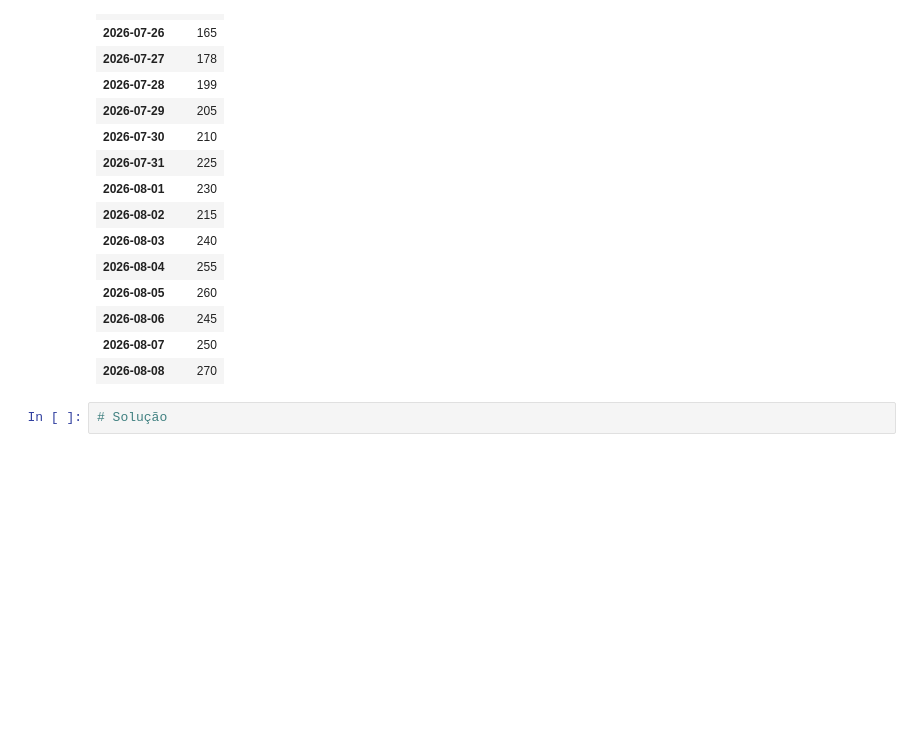
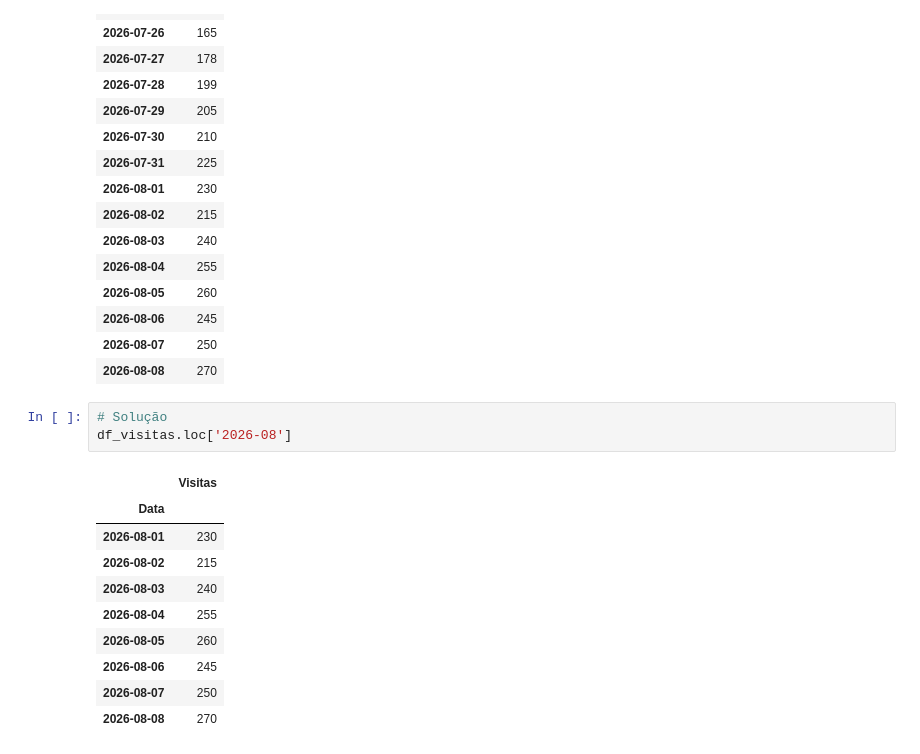
Before and after one commit to marcusvbrangel/fundamentos-linguagem-python-basico-aplicacoes-ia, a Jupyter notebook: chaper-pandas/DSA-Python-Lista4-Exercicios.ipynb, the cells around one changed output. Drawn from its saved outputs; the diff is of its cells as text; blank space fills up the shorter version.

```diff
--- a/chaper-pandas/DSA-Python-Lista4-Exercicios.ipynb
+++ b/chaper-pandas/DSA-Python-Lista4-Exercicios.ipynb
@@ -229,3 +311,15 @@ df_visitas
 | 2026-08-08 | 270 |
 # %%
 # Solução
+df_visitas.loc['2026-08']
+# %% [output]
+|  | Visitas |
+| Data |  |
+| 2026-08-01 | 230 |
+| 2026-08-02 | 215 |
+| 2026-08-03 | 240 |
+| 2026-08-04 | 255 |
+| 2026-08-05 | 260 |
+| 2026-08-06 | 245 |
+| 2026-08-07 | 250 |
+| 2026-08-08 | 270 |
```
Also changed, not shown: parts of 10 cells of this notebook.
